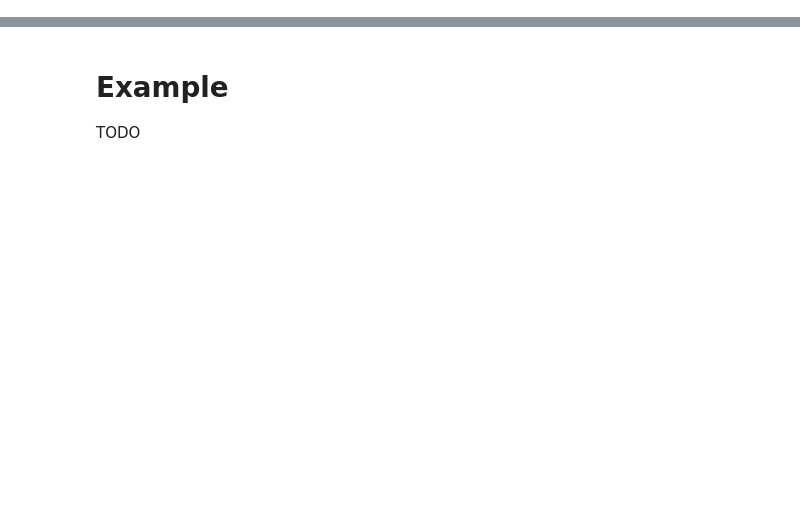
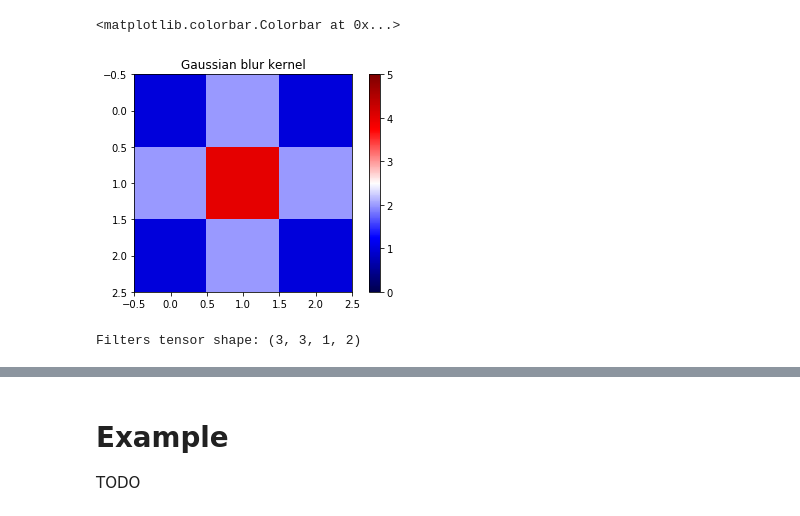
Before and after one commit to maxwells-daemons/caltech-cs11-tensorflow, a Jupyter notebook: labs/lab_4_cnn/notes_4.ipynb, the cells around one changed output, grey strips where cells are left out. Cells and saved outputs as stored; diff of their text form; code cells hidden in the pictures; blank space fills up the shorter version.

```diff
--- a/labs/lab_4_cnn/notes_4.ipynb
+++ b/labs/lab_4_cnn/notes_4.ipynb
@@ -236,0 +307,20 @@ TODO
+# %%
+# Define a Gaussian blur kernel
+kernel_blur = np.array([[1, 2, 1],
+                        [2, 4, 2],
+                        [1, 2, 1]])
+
+plt.imshow(kernel_blur, cmap='seismic', vmin=0, vmax=5)
+plt.title('Gaussian blur kernel')
+plt.colorbar()
+# %% [output]
+<matplotlib.colorbar.Colorbar at 0x...>
+[figure, added]
+# %%
+# Combine the kernels into two filters, each of shape [3, 3, 1]
+filters = np.stack((kernel_edge, kernel_blur), axis=-1)
+filters = np.expand_dims(filters, axis=2)
+print('Filters tensor shape:', filters.shape) # [3, 3, 1, 2]
+# Corresponds to two 3x3 filters, each with 1 kernel
+# %% [output]
+Filters tensor shape: (3, 3, 1, 2)
```
Also changed, not shown: parts of 16 cells of this notebook.
